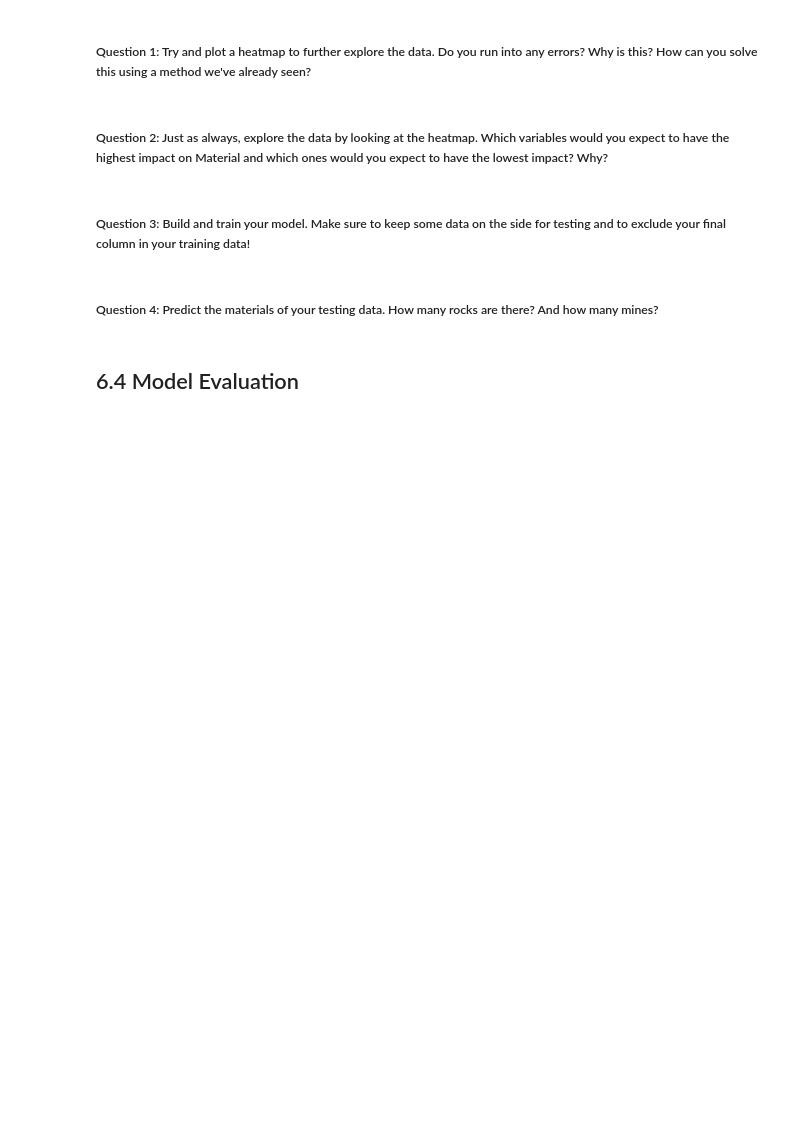
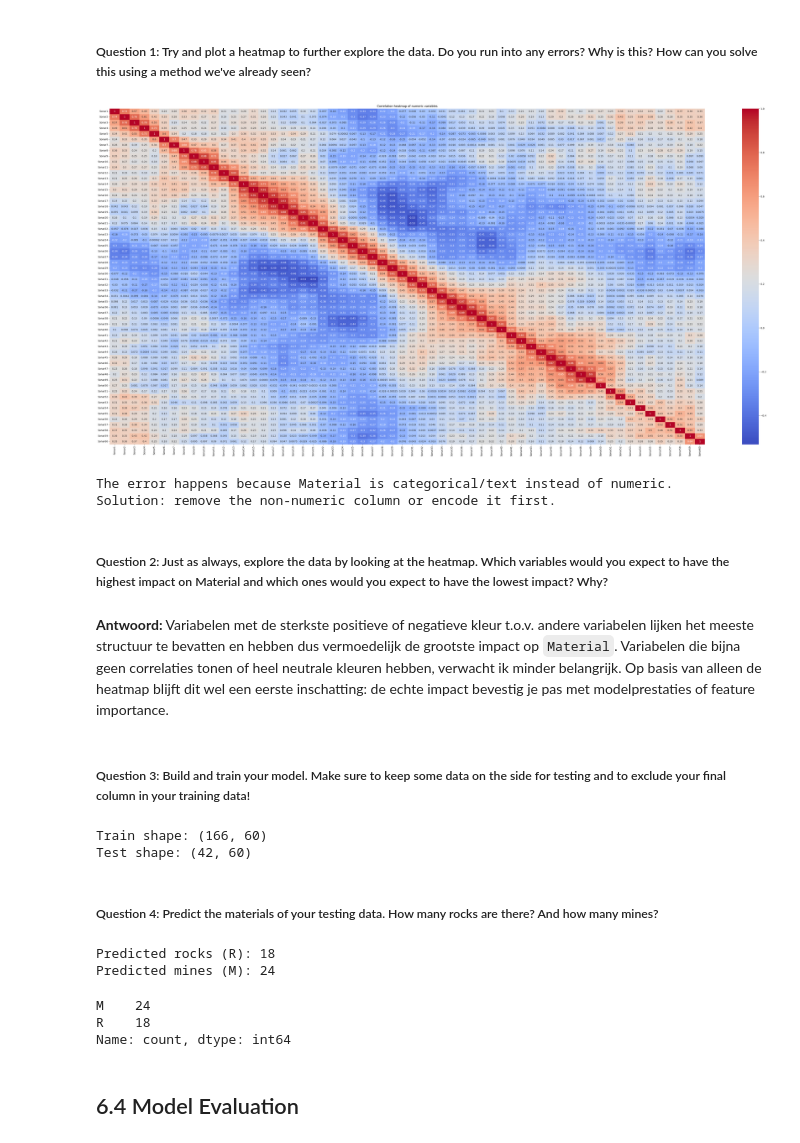
Before and after one commit to ChaybonV/Data-Science-Fundamentals, a Jupyter notebook: 06/DSF 06 - knn Exercise.ipynb, the cells around one changed output. Drawn from its saved outputs; the diff is of its cells as text; code cells hidden in the pictures; blank space fills up the shorter version.

```diff
--- a/06/DSF 06 - knn Exercise.ipynb
+++ b/06/DSF 06 - knn Exercise.ipynb
@@ -47,12 +52,53 @@ df.head()
 5 rows × 61 columns
 # %% [markdown]
 ##### Question 1: Try and plot a heatmap to further explore the data. Do you run into any errors? Why is this? How can you solve this using a method we've already seen?
+# %%
+numeric_df = df.select_dtypes(include='number')
+plt.figure(figsize=(55, 25))
+sns.heatmap(numeric_df.corr(), cmap='coolwarm', annot=True)
+plt.title('Correlation heatmap of numeric variables')
+plt.show()
+
+print('The error happens because Material is categorical/text instead of numeric.')
+print('Solution: remove the non-numeric column or encode it first.')
+# %% [output]
+[figure, added]
+The error happens because Material is categorical/text instead of numeric.
+Solution: remove the non-numeric column or encode it first.
 # %% [markdown]
 ##### Question 2: Just as always, explore the data by looking at the heatmap. Which variables would you expect to have the highest impact on Material and which ones would you expect to have the lowest impact? Why?
+# %% [markdown]
+**Antwoord:** Variabelen met de sterkste positieve of negatieve kleur t.o.v. andere variabelen lijken het meeste structuur te bevatten en hebben dus vermoedelijk de grootste impact op `Material`. Variabelen die bijna geen correlaties tonen of heel neutrale kleuren hebben, verwacht ik minder belangrijk. Op basis van alleen de heatmap blijft dit wel een eerste inschatting: de echte impact bevestig je pas met modelprestaties of feature importance.
 # %% [markdown]
 ##### Question 3: Build and train your model. Make sure to keep some data on the side for testing and to exclude your final column in your training data!
+# %%
+X = df.drop(columns=['Material'])
+y = df['Material']
+
+X_train, X_test, y_train, y_test = train_test_split(X, y, test_size=0.2, random_state=42, stratify=y)
+
+knn = KNeighborsClassifier()
+knn.fit(X_train, y_train)
+
+print('Train shape:', X_train.shape)
+print('Test shape:', X_test.shape)
+# %% [output]
+Train shape: (166, 60)
+Test shape: (42, 60)
 # %% [markdown]
 ##### Question 4: Predict the materials of your testing data. How many rocks are there? And how many mines?
+# %%
+y_pred = knn.predict(X_test)
+pred_counts = pd.Series(y_pred).value_counts()
+print('Predicted rocks (R):', pred_counts.get('R', 0))
+print('Predicted mines (M):', pred_counts.get('M', 0))
+pred_counts
+# %% [output]
+Predicted rocks (R): 18
+Predicted mines (M): 24
+M    24
+R    18
+Name: count, dtype: int64
 # %% [markdown]
 ## 6.4 Model Evaluation
 # %% [markdown]
```
Also changed, not shown: parts of 10 cells of this notebook.
